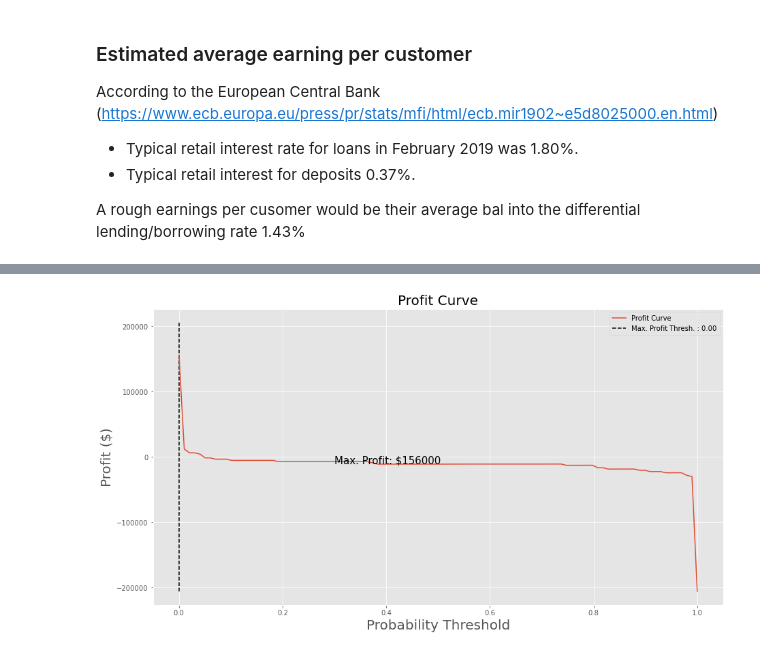
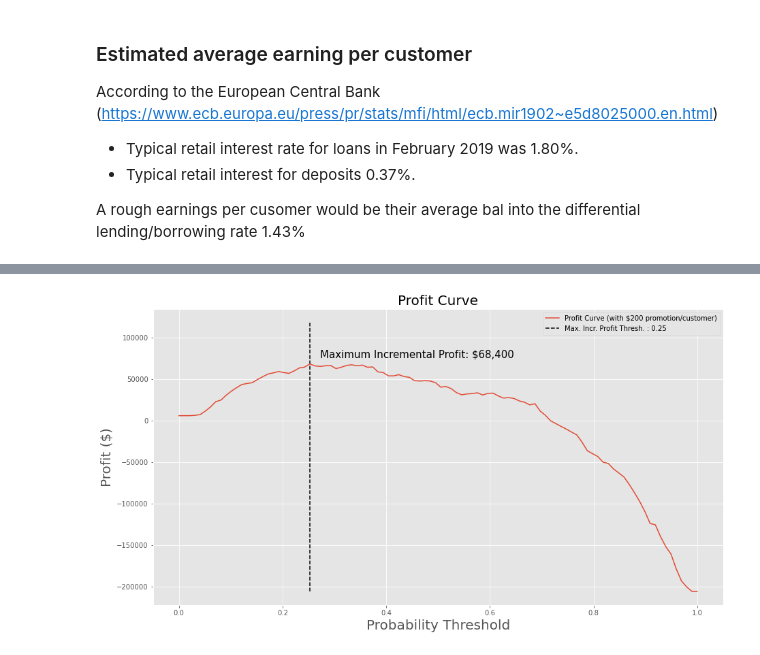
Before and after one commit to ArunMitra/Bank-Customer-Churn-Prediction, a Jupyter notebook: Notebooks/bank_customer_churn_prediction.ipynb, the cells around one changed output, grey strips where cells are left out. Cells and saved outputs as stored; diff of their text form; code cells hidden in the pictures.

```diff
--- a/Notebooks/bank_customer_churn_prediction.ipynb
+++ b/Notebooks/bank_customer_churn_prediction.ipynb
@@ -987,4 +1016,6 @@ avg_earning
 # (Did churn)
 # %%
-y_probas = best_model.predict_proba(X_final_test)
+#y_probas = best_model.predict_proba(X_final_test)
+y_probas = GBC_base.predict_proba(X_final_test)
 thresholds = np.linspace(0, 1, 100)
+y_probas
@@ -991,7 +1030,15 @@ thresholds = np.linspace(0, 1, 100)
 # %%
-cost_benefit_matrix = np.array([[950, -50],
-                                [-1000, 0]])
+incentive_cost = 200
+incr_revenue = 1000
+incr_profit_TN = 0
+incr_profit_FP = -1*(incentive_cost)
+incr_profit_FN = -1*(incr_revenue)
+incr_profit_TP = (incr_revenue - incentive_cost) # assuming retention program is 100% effective
 
+# cost_benefit_matrix = np.array([[750, -250],
+#                                 [-1000, 0]])
+cost_benefit_matrix = np.array([[incr_profit_TP, incr_profit_FP],
+                                [incr_profit_FN, incr_profit_TN]])
 profits = []
 for thresh in thresholds:
     classes = y_probas[:, 1] > thresh
@@ -1005,17 +1052,20 @@ for thresh in thresholds:
 # %%
 max_prof = np.argmax(profits)
 max_thresh = thresholds[max_prof]
 
 min_ = min(profits)
 max_ = max(profits)
 
 plt.figure(figsize=(15, 8))
-plt.plot(thresholds, profits, label='Profit Curve')
-plt.vlines(max_thresh, min_, max_ + 50000, linestyle='--', label='Max. Profit Thresh. : %.2f' % max_thresh)
+plt.plot(thresholds, profits, label=f'Profit Curve (with ${incentive_cost} promotion/customer)')
+plt.vlines(max_thresh, min_, max_ + 50000, linestyle='--', label='Max. Incr. Profit Thresh. : %.2f' % max_thresh)
 plt.ylabel('Profit ($)', fontsize=20)
 plt.xlabel('Probability Threshold', fontsize=20)
 plt.title('Profit Curve', fontsize=20)
-plt.text(0.3, -10000, 'Max. Profit: $%d' % max_, fontsize=15)
+
+max_profit_text = "Maximum Incremental Profit: $" + "{0:,}".format(max_)
+plt.text(max_thresh + 0.02, max_ + 8000, max_profit_text, fontsize=15)
+
 plt.legend(loc=1);
 # %% [output]
-[figure, old version]
+[figure, new version]
```
Also changed, not shown: parts of 24 cells of this notebook, 8 other files.
